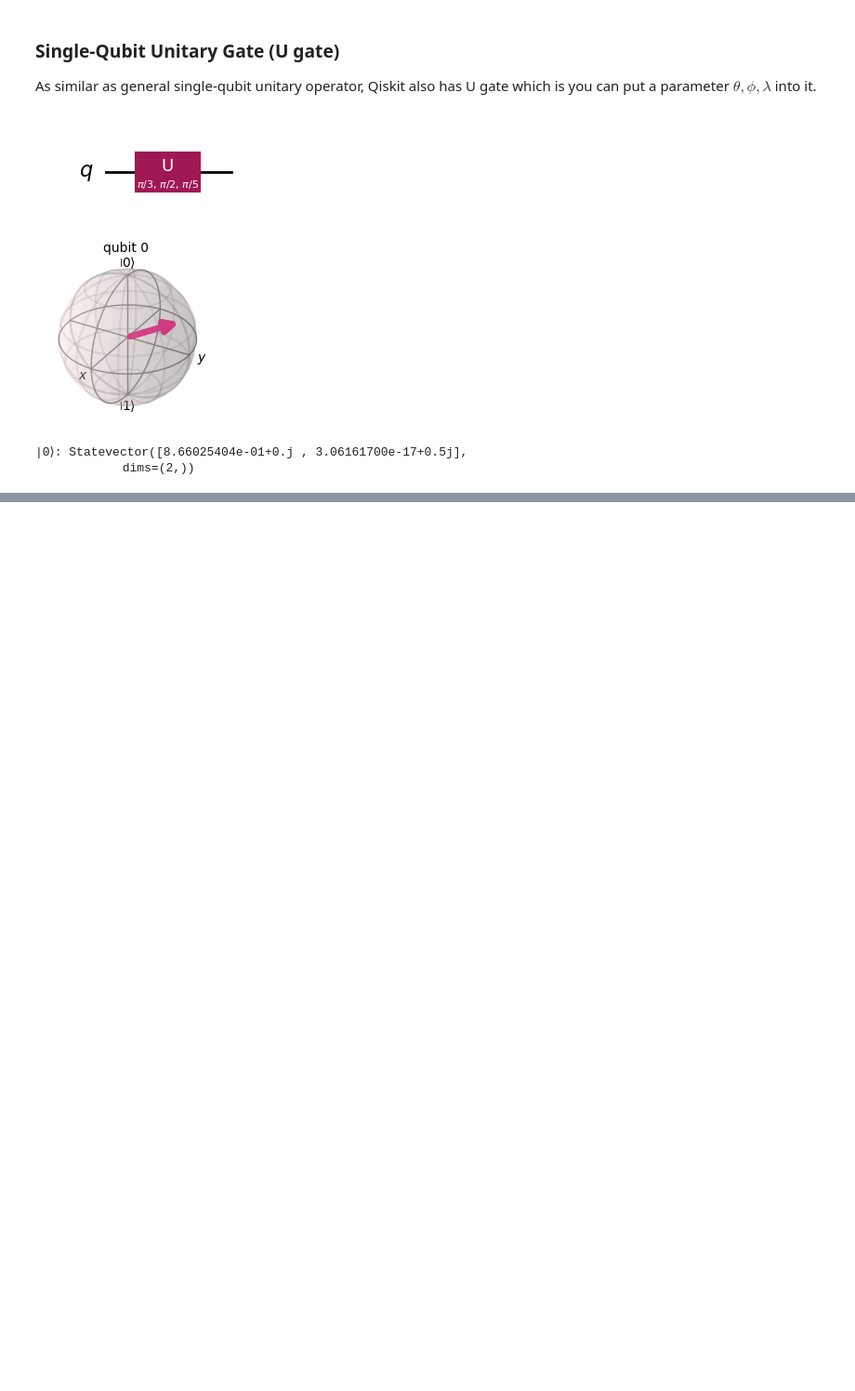
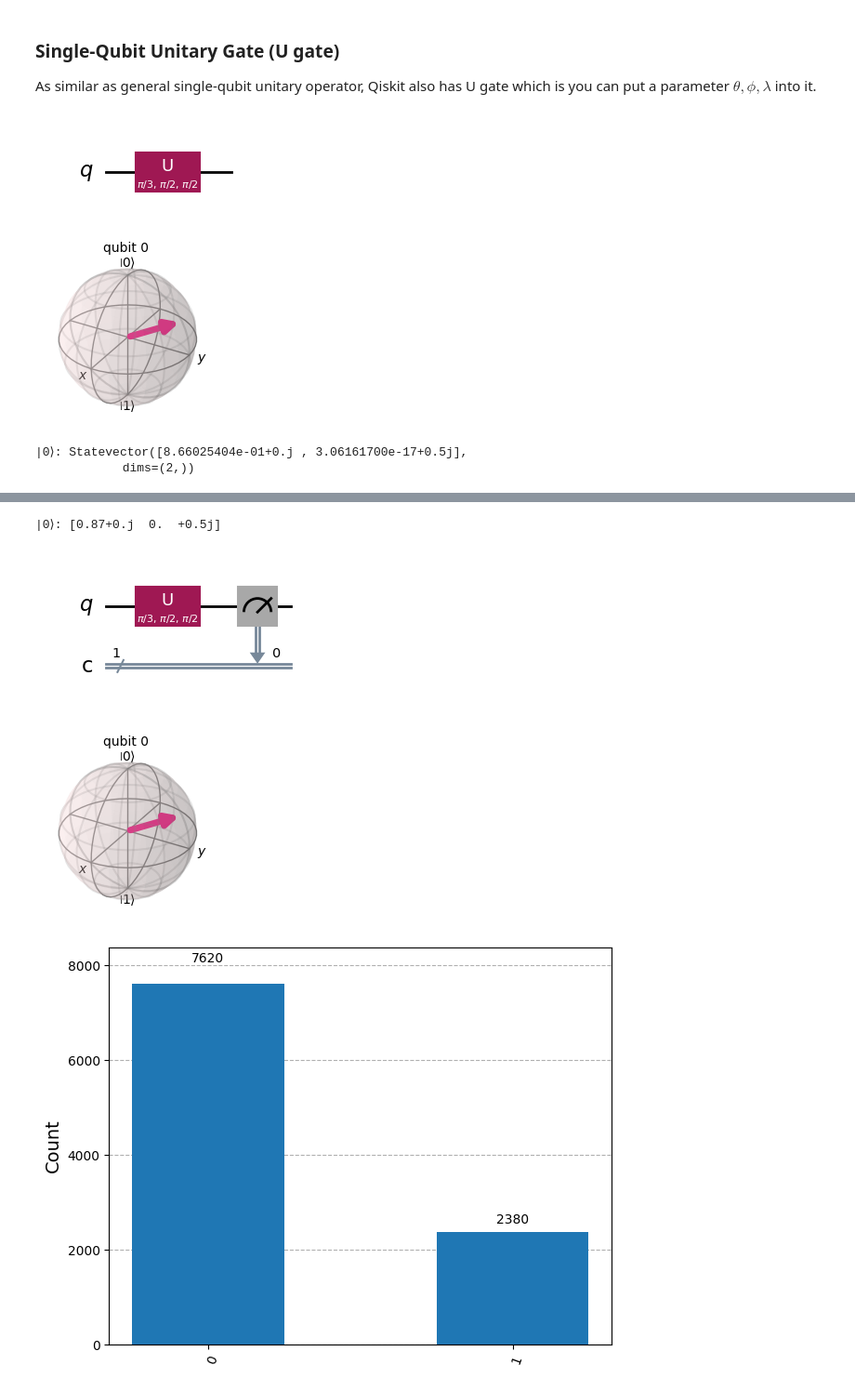
Before and after one commit to Supalertee/QI_QML, a Jupyter notebook: QI_01_qubit.ipynb, the cells around one changed output, grey strips where cells are left out. Shown at 93% size. Drawn from its saved outputs; the diff is of its cells as text; code cells hidden in the pictures; blank space fills up the shorter version.

```diff
--- a/QI_01_qubit.ipynb
+++ b/QI_01_qubit.ipynb
@@ -773,0 +801,41 @@ print("|0⟩:", f'{ket0}')
+# %%
+from qiskit import QuantumCircuit
+from qiskit.quantum_info import Statevector
+from qiskit.visualization import plot_bloch_multivector
+import numpy as np
+import matplotlib.pyplot as plt
+from IPython.display import display
+
+# Create quantum circuit
+qc = QuantumCircuit(1,1)
+theta = np.pi / 3
+phi = np.pi / 2
+lam = np.pi/2
+
+qc.u(theta, phi, lam, 0)
+ket0 = Statevector.from_instruction(qc)
+
+print("|0⟩:", f'{np.round(ket0,2)}')
+
+# Get the statevector before measurement
+bloch_fig = plot_bloch_multivector(ket0)
+bloch_fig.set_size_inches(2, 2)
+
+# Start measure the quantum states
+qc.measure(0,0)
+backend = Aer.get_backend("qasm_simulator")
+compiled = transpile(qc, backend)
+job = backend.run(compiled, shots=10000)
+result = job.result()
+
+# Get result
+counts = result.get_counts()
+display(qc.draw('mpl'), bloch_fig,plot_histogram(counts))
+
+
+# Plot
+# %% [output]
+|0⟩: [0.87+0.j  0.  +0.5j]
+[figure, added]
+[figure, added]
+[figure, added]
```
Also changed, not shown: parts of 5 cells of this notebook.
